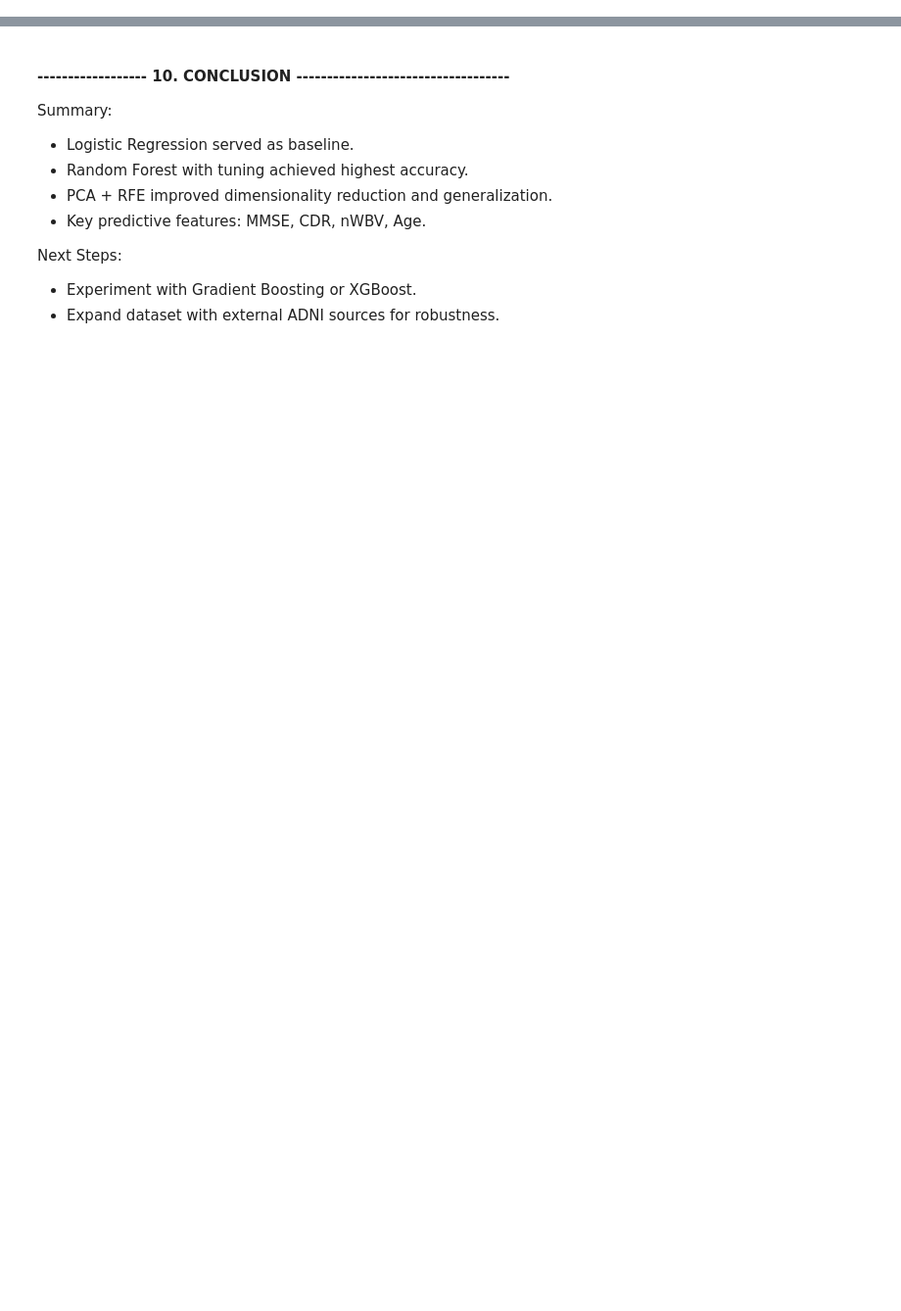
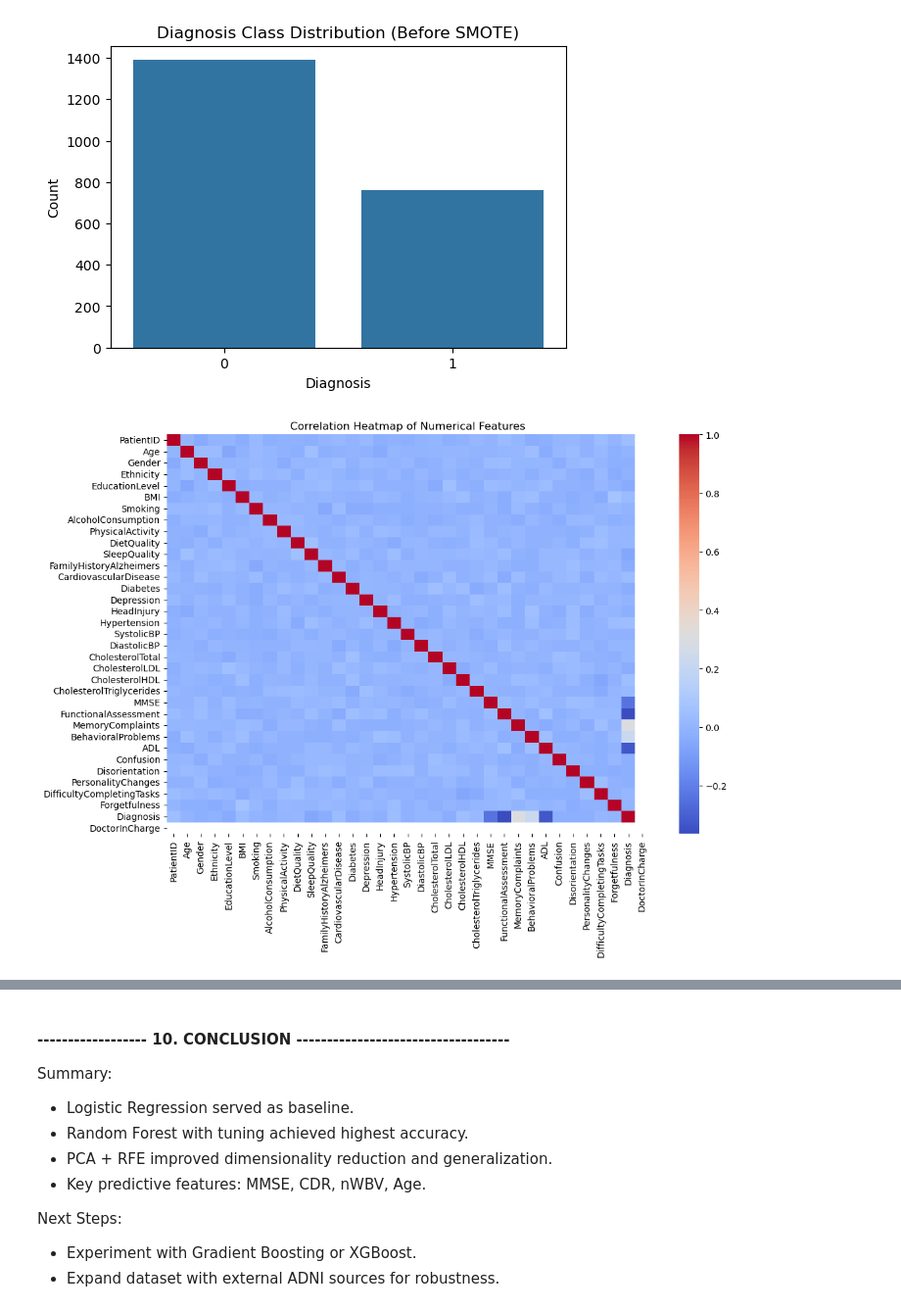
Before and after one commit to SmritiReddyy/Alzheimer-s-Disease-Detection-with-ML, a Jupyter notebook: MLMidterm.ipynb, the cells around one changed output, grey strips where cells are left out. Shown at 98% size. Drawn from its saved outputs; the diff is of its cells as text; code cells hidden in the pictures; blank space fills up the shorter version.

```diff
--- a/MLMidterm.ipynb
+++ b/MLMidterm.ipynb
@@ -118,0 +255,47 @@ plt.show()
+# %%
+# EXPLORATORY DATA ANALYSIS (EDA)
+
+
+# Class Distribution Before SMOTE
+plt.figure(figsize=(6,4))
+sns.countplot(x=y)
+plt.title("Diagnosis Class Distribution (Before SMOTE)")
+plt.xlabel("Diagnosis")
+plt.ylabel("Count")
+plt.show()
+
+# Correlation Heatmap (Numeric Features)
+numeric_cols = df.select_dtypes(include=[np.number]).columns.tolist()
+plt.figure(figsize=(12,8))
+sns.heatmap(df[numeric_cols].corr(), cmap='coolwarm', annot=False)
+plt.title("Correlation Heatmap of Numerical Features")
+plt.show()
+
+# Horizontal Boxplots for All Numeric Features (4×4 Grid)
+numeric_cols = [col for col in numeric_cols if col not in ['PatientID', 'Diagnosis']]
+n_features = len(numeric_cols)
+n_cols = 4
+n_rows = int(np.ceil(n_features / n_cols))
+
+plt.figure(figsize=(18, 12))
+plt.suptitle("Boxplots of Numerical Features", fontsize=16, y=1.02)
+
+for i, col in enumerate(numeric_cols):
+    plt.subplot(n_rows, n_cols, i + 1)
+    sns.boxplot(x=df[col], color='lightblue', fliersize=2, linewidth=0.8)
+    plt.title(col, fontsize=10)
+    plt.xlabel("")
+plt.tight_layout()
+plt.show()
+
+
+# Class Distribution After SMOTE
+plt.figure(figsize=(6,4))
+sns.countplot(x=y_train_res)
+plt.title("Diagnosis Class Distribution (After SMOTE)")
+plt.xlabel("Diagnosis")
+plt.ylabel("Count")
+plt.show()
+# %% [output]
+[figure, added]
+[figure, added]
```
Also changed, not shown: parts of 26 cells of this notebook.
